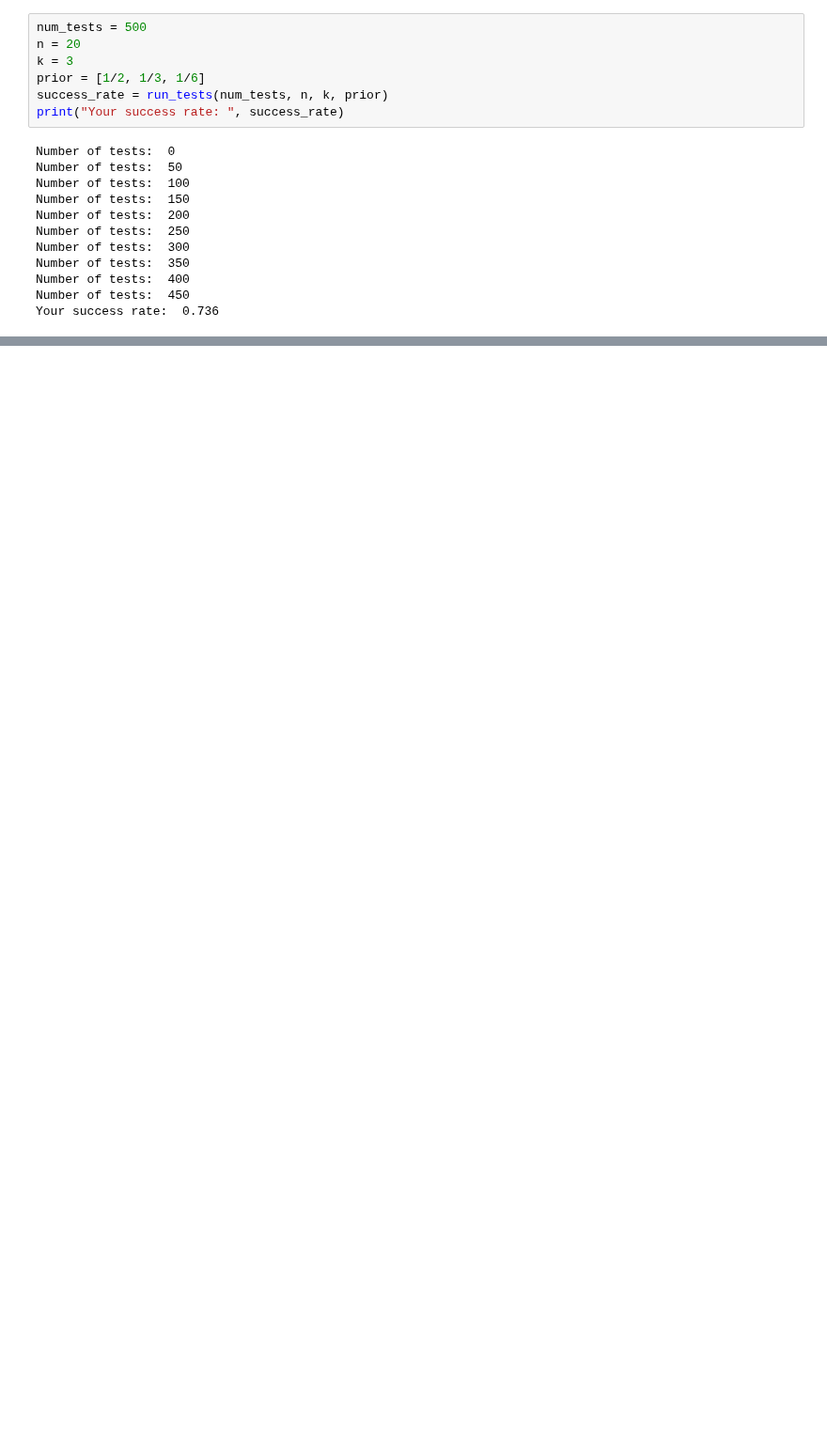
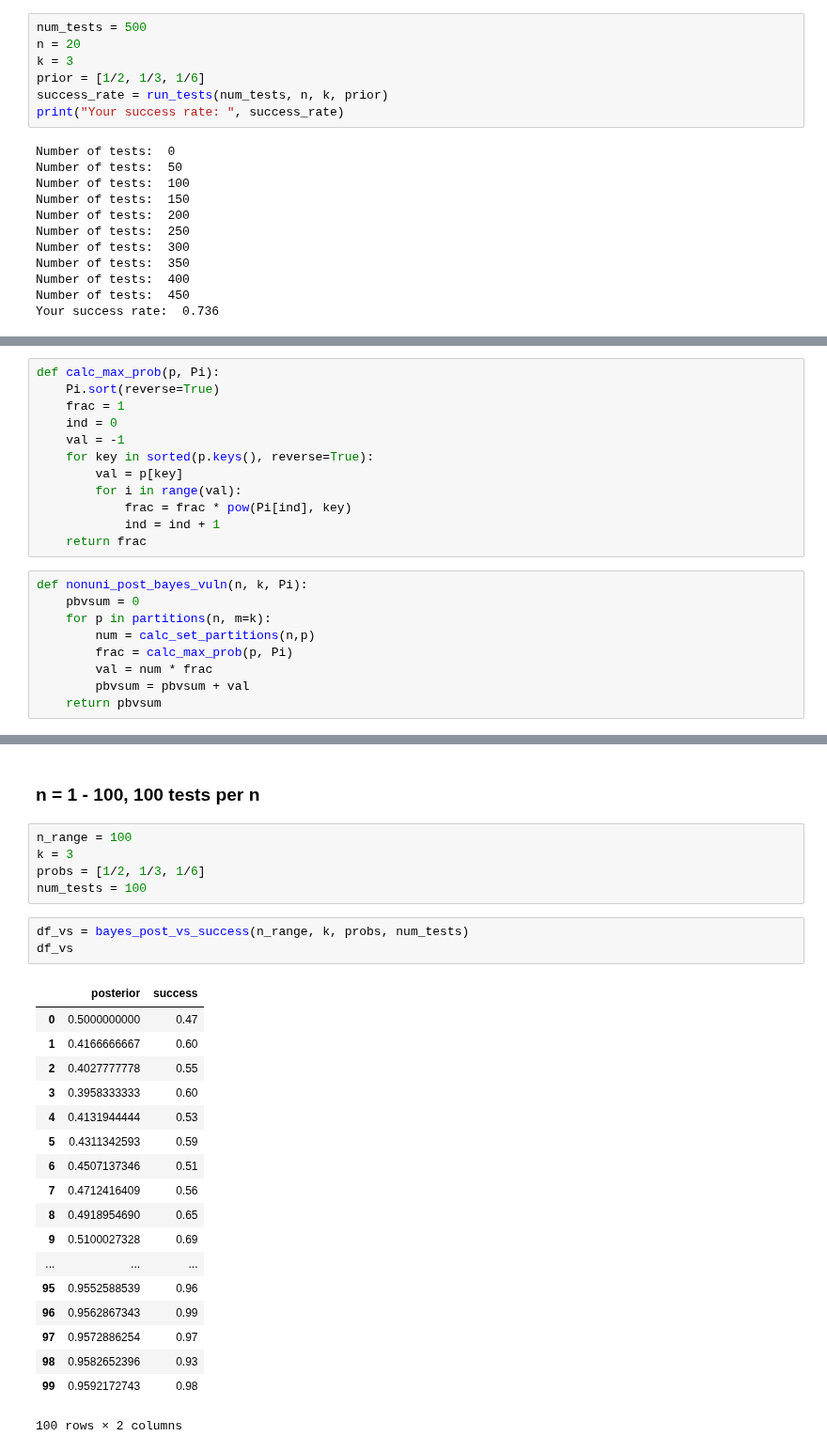
Before and after one commit to majk12/pbv, a Jupyter notebook: exp.ipynb, the cells around one changed output, grey strips where cells are left out. Shown at 94% size. Cells and saved outputs as stored; diff of their text form; blank space fills up the shorter version.

```diff
--- a/exp.ipynb
+++ b/exp.ipynb
@@ -527,0 +569,21 @@ Your success rate:  0.736
+# %%
+def calc_max_prob(p, Pi):
+    Pi.sort(reverse=True)
+    frac = 1
+    ind = 0
+    val = -1
+    for key in sorted(p.keys(), reverse=True):
+        val = p[key]
+        for i in range(val):
+            frac = frac * pow(Pi[ind], key)
+            ind = ind + 1
+    return frac
+# %%
+def nonuni_post_bayes_vuln(n, k, Pi):
+    pbvsum = 0
+    for p in partitions(n, m=k):
+        num = calc_set_partitions(n,p)
+        frac = calc_max_prob(p, Pi)
+        val = num * frac
+        pbvsum = pbvsum + val
+    return pbvsum
@@ -527,0 +615,29 @@ Your success rate:  0.736
+# %% [markdown]
+### n = 1 - 100, 100 tests per n
+# %%
+n_range = 100
+k = 3
+probs = [1/2, 1/3, 1/6]
+num_tests = 100
+# %%
+df_vs = bayes_post_vs_success(n_range, k, probs, num_tests)
+df_vs
+# %% [output]
+|  | posterior | success |
+| 0 | 0.5000000000 | 0.47 |
+| 1 | 0.4166666667 | 0.60 |
+| 2 | 0.4027777778 | 0.55 |
+| 3 | 0.3958333333 | 0.60 |
+| 4 | 0.4131944444 | 0.53 |
+| 5 | 0.4311342593 | 0.59 |
+| 6 | 0.4507137346 | 0.51 |
+| 7 | 0.4712416409 | 0.56 |
+| 8 | 0.4918954690 | 0.65 |
+| 9 | 0.5100027328 | 0.69 |
+| ... | ... | ... |
+| 95 | 0.9552588539 | 0.96 |
+| 96 | 0.9562867343 | 0.99 |
+| 97 | 0.9572886254 | 0.97 |
+| 98 | 0.9582652396 | 0.93 |
+| 99 | 0.9592172743 | 0.98 |
+100 rows × 2 columns
```
Also changed, not shown: parts of 19 cells of this notebook, 1 other file.
